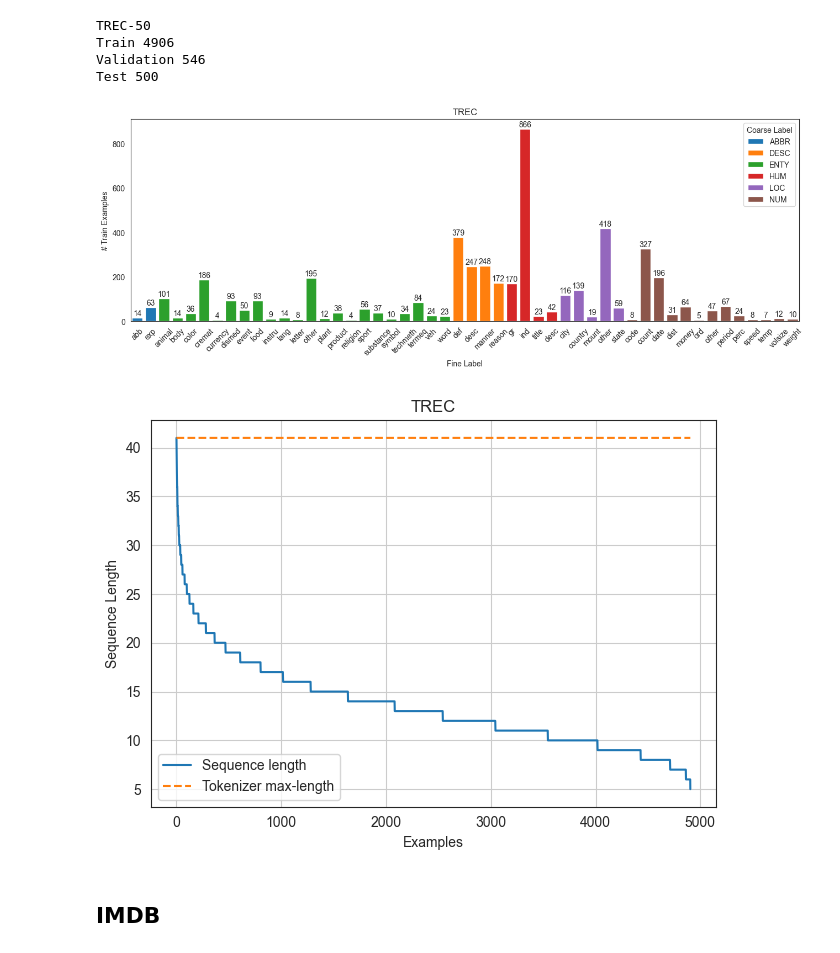
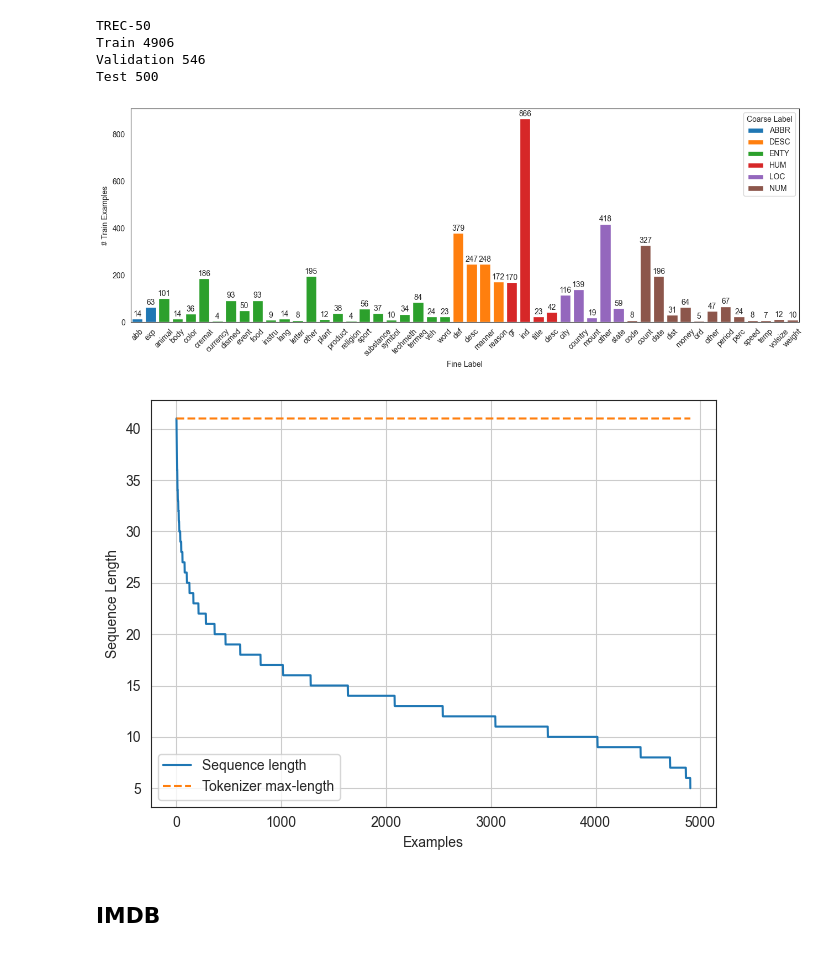
Before and after one commit to iserh/ettcl, a Jupyter notebook: notebooks/dataset_statistics.ipynb, the cells around one changed output. Saved outputs shown, nothing was run; the diff lists cells and outputs as text; code cells hidden in the pictures.

```diff
--- a/notebooks/dataset_statistics.ipynb
+++ b/notebooks/dataset_statistics.ipynb
@@ -62,13 +62,13 @@ ax.set_xticklabels([name.split(":")[1] for name in trec_50_names], rotation=45)
 legend_elements = [plt.Rectangle((0, 0), 1, 1, fc=cmap[label]) for label in np.unique(super_labels)]
 plt.legend(legend_elements, cmap.keys(), title='Coarse Label', loc='upper right')
 
-plt.title("TREC")
+# plt.title("TREC")
 plt.xlabel("Fine Label")
 plt.ylabel("# Train Examples")
 
 plt.savefig(os.path.join("outputs", "TREC.pdf"))
 # %% [output]
-[figure, old version]
+[figure, new version]
 # %%
 # tokenize dataset
 trec_50[Split.TRAIN] = trec_50[Split.TRAIN].map(tokenizer, input_columns="text", batched=True, num_proc=8)
@@ -78,17 +78,17 @@ lengths = trec_50[Split.TRAIN].map(lambda ids: {"length": len(ids)}, input_colum
 # %%
 plt.figure(tight_layout=True)
 plt.plot(lengths.sort(descending=True).values, label="Sequence length")
 plt.plot(torch.ones_like(lengths) * 41, linestyle="--", label="Tokenizer max-length")
 
-plt.title("TREC")
+# plt.title("TREC")
 plt.xlabel("Examples")
 plt.ylabel("Sequence Length")
 plt.grid()
 
 plt.legend()
 plt.savefig(os.path.join(output_dir, "TREC-lengths.pdf"))
 # %% [output]
-[figure, old version]
+[figure, new version]
 # %% [markdown]
 ## IMDB
 # %%
```
Also changed, not shown: parts of 6 cells of this notebook.
